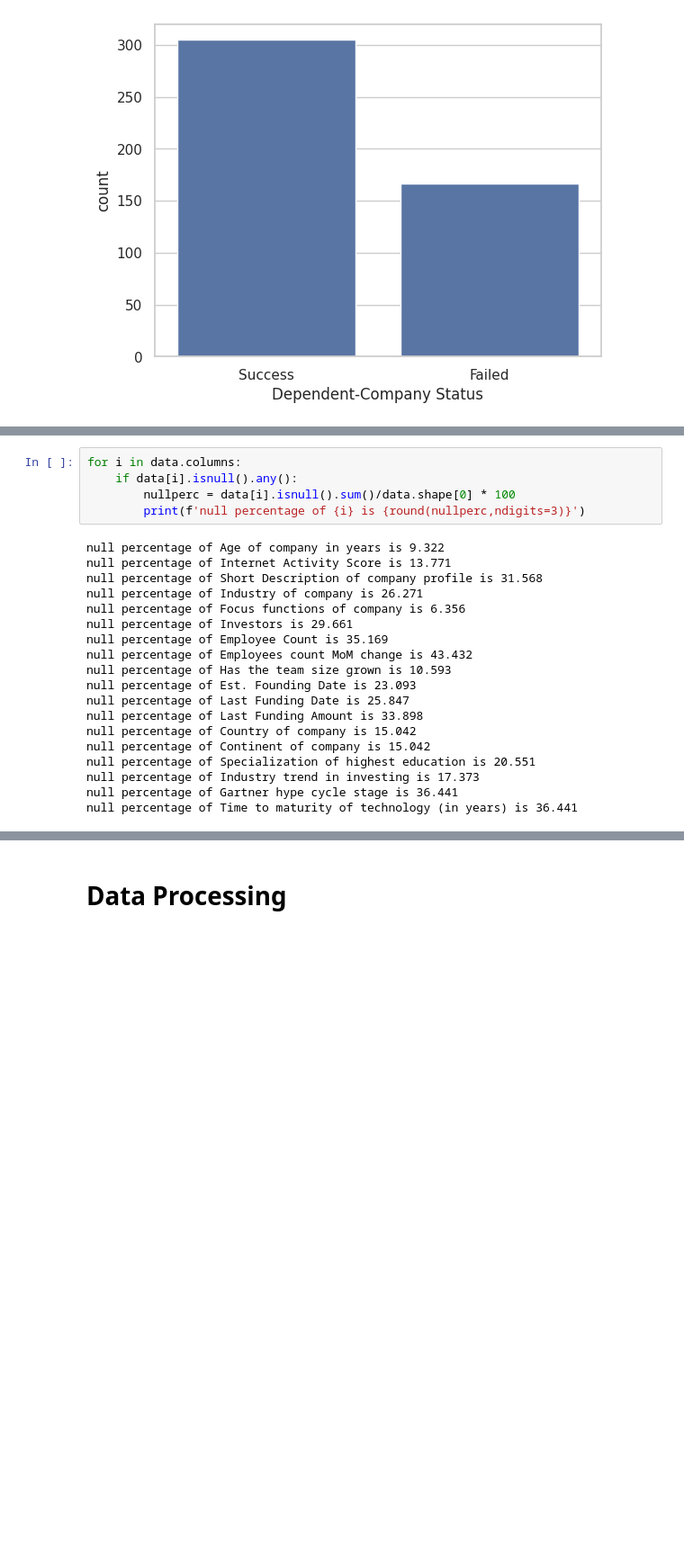
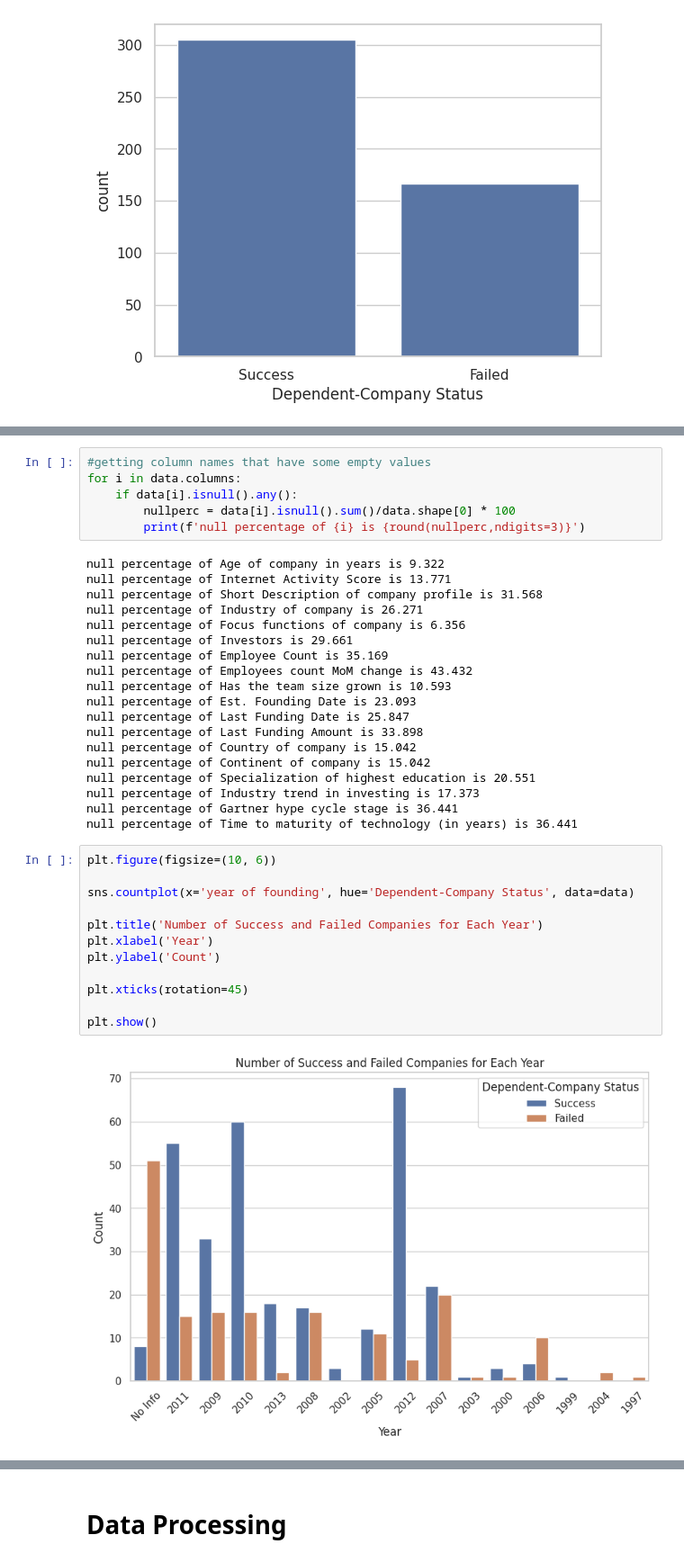
Before and after one commit to VardanDavtyan/ML-DL, a Jupyter notebook: Startup_Success_Predictor.ipynb, the cells around one changed output, grey strips where cells are left out. Shown at 90% size. Drawn from its saved outputs; the diff is of its cells as text; blank space fills up the shorter version.

```diff
--- a/Startup_Success_Predictor.ipynb
+++ b/Startup_Success_Predictor.ipynb
@@ -97,4 +81,5 @@ data.describe()
 # %%
+#getting column names that have some empty values
 for i in data.columns:
     if data[i].isnull().any():
         nullperc = data[i].isnull().sum()/data.shape[0] * 100
@@ -118,3 +103,17 @@ null percentage of Specialization of highest education is 20.551
 null percentage of Industry trend in investing is 17.373
 null percentage of Gartner hype cycle stage is 36.441
 null percentage of Time to maturity of technology (in years) is 36.441
+# %%
+plt.figure(figsize=(10, 6))
+
+sns.countplot(x='year of founding', hue='Dependent-Company Status', data=data)
+
+plt.title('Number of Success and Failed Companies for Each Year')
+plt.xlabel('Year')
+plt.ylabel('Count')
+
+plt.xticks(rotation=45)
+
+plt.show()
+# %% [output]
+[figure, added]
```
Also changed, not shown: parts of 77 cells of this notebook.
